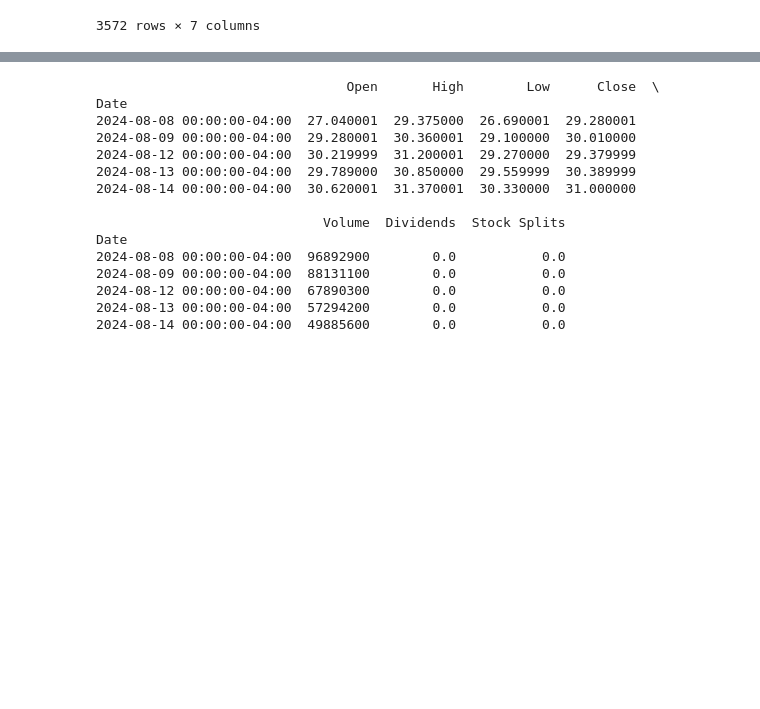
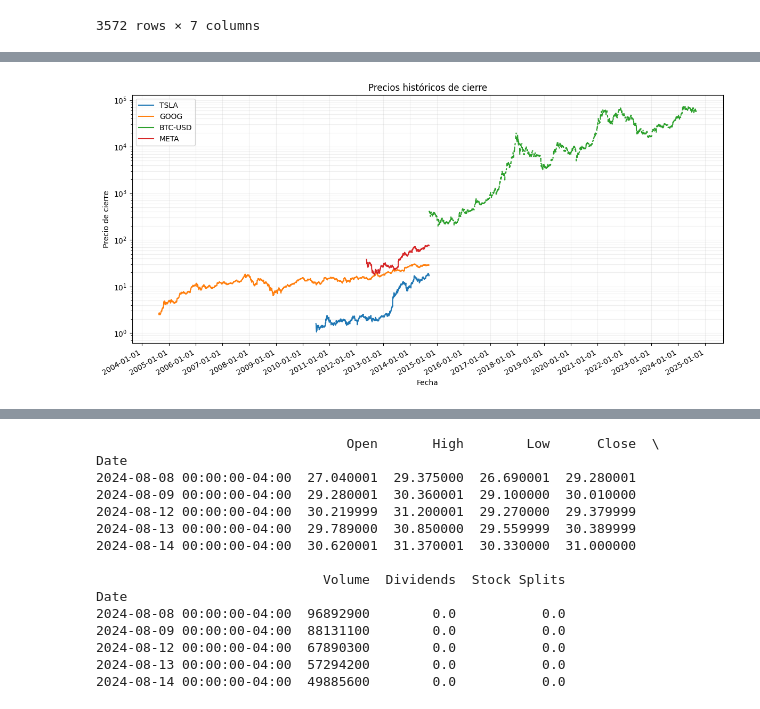
Before and after one commit to LuisCerelli/Conexion_Yahoo_Finance_con_Python, a Jupyter notebook: yahoo_finance.ipynb, the cells around one changed output, grey strips where cells are left out. Saved outputs shown, nothing was run; the diff lists cells and outputs as text; code cells hidden in the pictures; blank space fills up the shorter version.

```diff
--- a/yahoo_finance.ipynb
+++ b/yahoo_finance.ipynb
@@ -29,0 +67,15 @@ tesla.history(period='max')
+# %%
+#iteramos y colocamos en esta variable:
+
+recolector = []
+for nemo in empresas:
+    ticker = yf.Ticker(nemo)
+    px = ticker.history(period='max')['Close']#solo pedimos la columna de Close, que seria la que tiene el precio completo de cierre, ahora cambiamos el nombre de esa columna para que sea mas facil reconocerla, ademas, al ser solo una columna, cambiará el dataframe a serie:
+    px.name = nemo #como vemos en la linea anterior, creamos la variable px, que gralmente significa precio, pero ella llevaría el nombre de 'Close', por eso le cambiamos el nombre
+
+    recolector += [px] #y aqui concatenamos la serie de px con el recolector original, el cual al comienzo tiene una lista vacia y se va llenando... cada elemento es una serie
+
+#en una variable precios hacemos una funcion para que haga todo junto:
+precios = pd.concat(recolector, axis=1)#axis=1 es para que concatene las columnas,si no pusiéramos nada concatenaria por defecto las filas.... asi que es muy importante...
+
+#la concatenacion no es precio por precio, si no que por indices, haciendo todo el trabajo mucho mas facil...
@@ -29,0 +99,46 @@ tesla.history(period='max')
+# %%
+import matplotlib.pyplot as plt
+import matplotlib.dates as mdates
+import pandas as pd
+import yfinance as yf
+
+# Tu código para obtener los datos
+empresas = ['TSLA', 'GOOG', 'BTC-USD', 'META']
+recolector = []
+for nemo in empresas:
+    ticker = yf.Ticker(nemo)
+    px = ticker.history(period='max')['Close']
+    px.name = nemo
+    recolector.append(px)
+
+precios = pd.concat(recolector, axis=1)
+
+# Crear el gráfico
+plt.figure(figsize=(12, 6))
+
+for columna in precios.columns:
+    plt.plot(precios.index, precios[columna], label=columna)
+
+plt.title('Precios históricos de cierre')
+plt.xlabel('Fecha')
+plt.ylabel('Precio de cierre')
+plt.legend()
+
+# Formatear el eje x para mostrar las fechas de manera legible
+plt.gca().xaxis.set_major_formatter(mdates.DateFormatter('%Y-%m-%d'))
+plt.gca().xaxis.set_major_locator(mdates.YearLocator())
+plt.gcf().autofmt_xdate()  # Rota y alinea las etiquetas de fecha
+
+# Ajustar la escala del eje y a logarítmica para mejor visualización
+plt.yscale('log')
+
+# Agregar una cuadrícula para facilitar la lectura
+plt.grid(True, which="both", ls="-", alpha=0.2)
+
+# Ajustar los márgenes
+plt.tight_layout()
+
+# Mostrar el gráfico
+plt.show()
+# %% [output]
+[figure, added]
```
Also changed, not shown: parts of 5 cells of this notebook.
